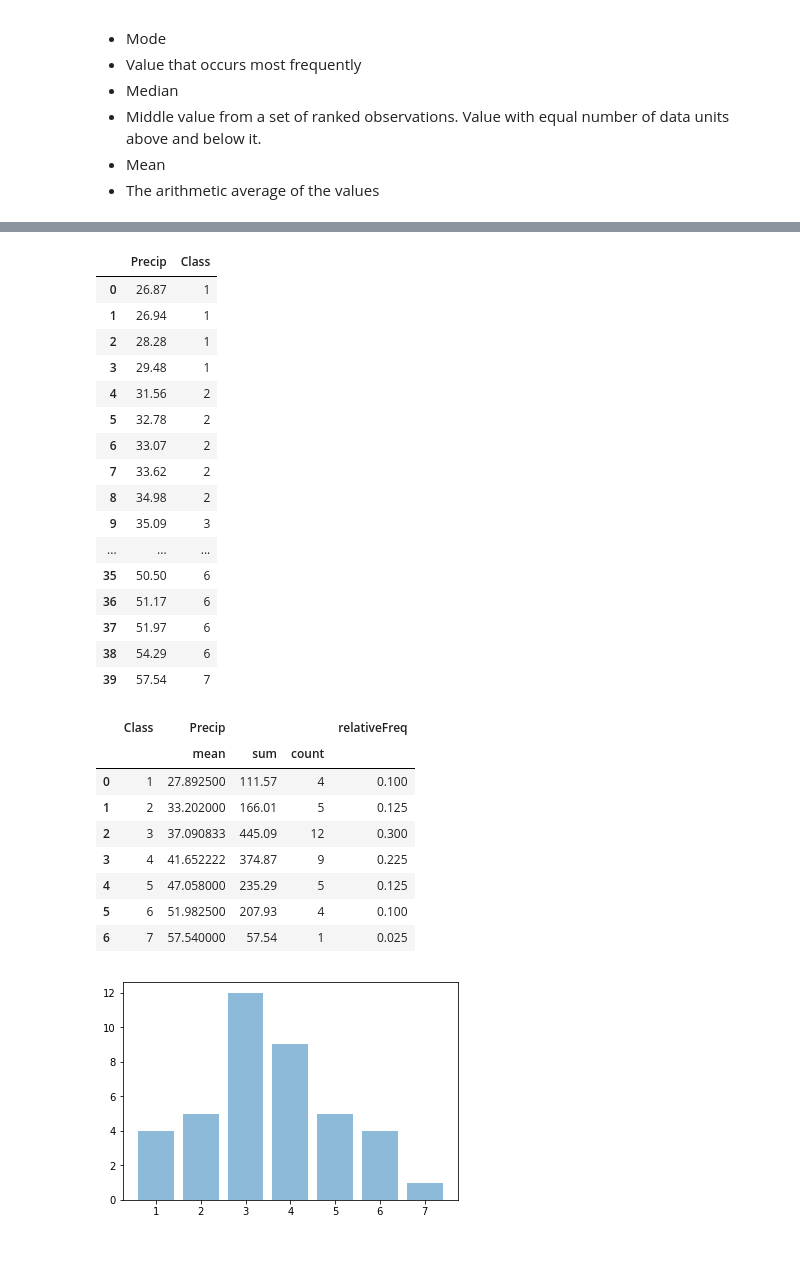
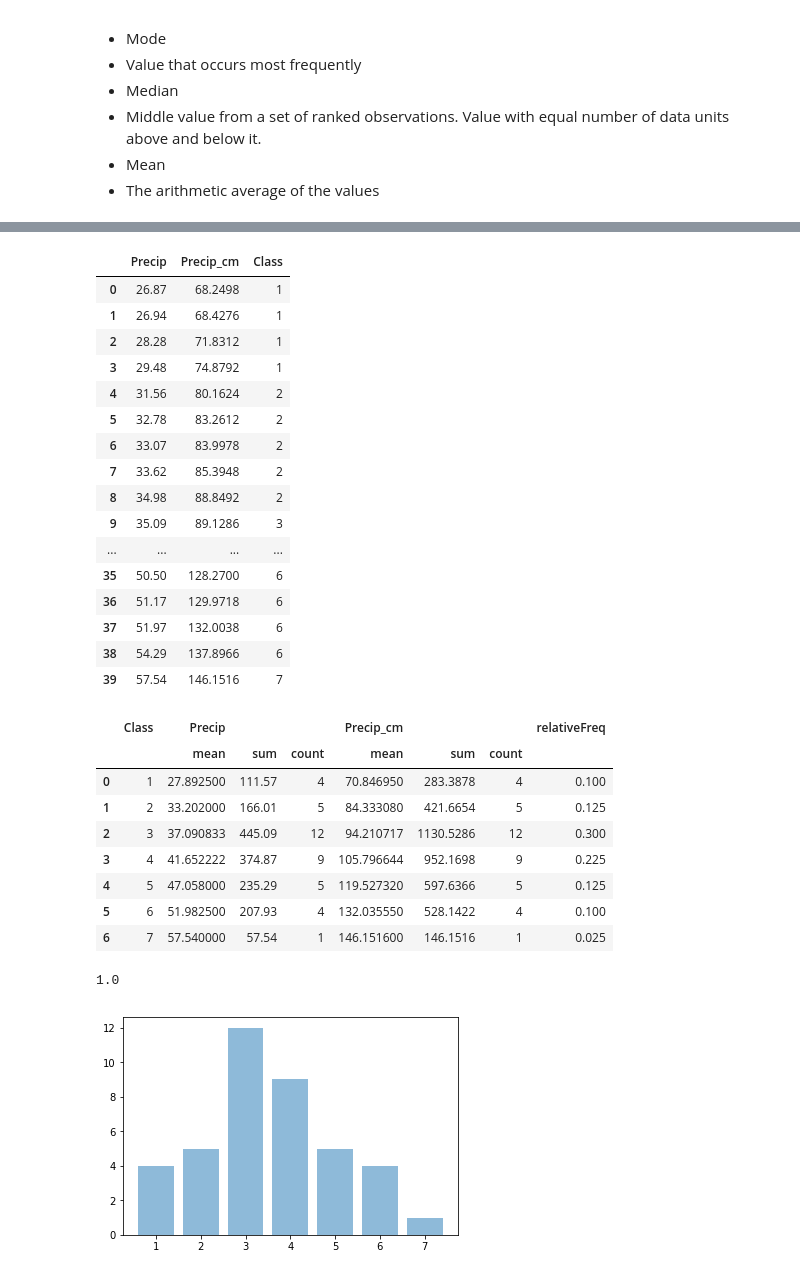
Before and after one commit to mapossum/qmsa, a Jupyter notebook: Week2/Chapter_3.ipynb, the cells around one changed output, grey strips where cells are left out. Cells and saved outputs as stored; diff of their text form; code cells hidden in the pictures.

```diff
--- a/Week2/Chapter_3.ipynb
+++ b/Week2/Chapter_3.ipynb
@@ -69,25 +71,26 @@ tb31
 # %%
 #Divide into bins using cut function
-tb31["Class"] = pd.cut(tb31["Precip"], bins=[25,30,35,40,45,50,55,60], labels=[1,2,3,4,5,6,7])
+tb31["Class"] = pd.cut(x=tb31["Precip"], bins=[25,30,35,40,45,50,55,60], labels=[1,2,3,4,5,6,7])
+#tb31["Class"] = pd.cut(x=tb31["Precip"], bins=3, labels=["low", "medium", "high"])
 tb31
 # %% [output]
-|  | Precip | Class |
-| 0 | 26.87 | 1 |
-| 1 | 26.94 | 1 |
-| 2 | 28.28 | 1 |
-| 3 | 29.48 | 1 |
-| 4 | 31.56 | 2 |
-| 5 | 32.78 | 2 |
-| 6 | 33.07 | 2 |
-| 7 | 33.62 | 2 |
-| 8 | 34.98 | 2 |
-| 9 | 35.09 | 3 |
-| ... | ... | ... |
-| 35 | 50.50 | 6 |
-| 36 | 51.17 | 6 |
-| 37 | 51.97 | 6 |
-| 38 | 54.29 | 6 |
-| 39 | 57.54 | 7 |
+|  | Precip | Precip_cm | Class |
+| 0 | 26.87 | 68.2498 | 1 |
+| 1 | 26.94 | 68.4276 | 1 |
+| 2 | 28.28 | 71.8312 | 1 |
+| 3 | 29.48 | 74.8792 | 1 |
+| 4 | 31.56 | 80.1624 | 2 |
+| 5 | 32.78 | 83.2612 | 2 |
+| 6 | 33.07 | 83.9978 | 2 |
+| 7 | 33.62 | 85.3948 | 2 |
+| 8 | 34.98 | 88.8492 | 2 |
+| 9 | 35.09 | 89.1286 | 3 |
+| ... | ... | ... | ... |
+| 35 | 50.50 | 128.2700 | 6 |
+| 36 | 51.17 | 129.9718 | 6 |
+| 37 | 51.97 | 132.0038 | 6 |
+| 38 | 54.29 | 137.8966 | 6 |
+| 39 | 57.54 | 146.1516 | 7 |
 # %%
 #get mean and count aggregates
 grouped = tb31.groupby(['Class']).agg(['mean', 'sum', 'count'])
@@ -95,15 +98,19 @@ grouped = grouped.reset_index()
 grouped['relativeFreq'] = grouped[grouped.columns[3]] / grouped[grouped.columns[3]].sum()
 grouped
 # %% [output]
-|  | Class | Precip |  |  | relativeFreq |
-|  |  | mean | sum | count |  |
-| 0 | 1 | 27.892500 | 111.57 | 4 | 0.100 |
-| 1 | 2 | 33.202000 | 166.01 | 5 | 0.125 |
-| 2 | 3 | 37.090833 | 445.09 | 12 | 0.300 |
-| 3 | 4 | 41.652222 | 374.87 | 9 | 0.225 |
-| 4 | 5 | 47.058000 | 235.29 | 5 | 0.125 |
-| 5 | 6 | 51.982500 | 207.93 | 4 | 0.100 |
-| 6 | 7 | 57.540000 | 57.54 | 1 | 0.025 |
+|  | Class | Precip |  |  | Precip_cm |  |  | relativeFreq |
+|  |  | mean | sum | count | mean | sum | count |  |
+| 0 | 1 | 27.892500 | 111.57 | 4 | 70.846950 | 283.3878 | 4 | 0.100 |
+| 1 | 2 | 33.202000 | 166.01 | 5 | 84.333080 | 421.6654 | 5 | 0.125 |
+| 2 | 3 | 37.090833 | 445.09 | 12 | 94.210717 | 1130.5286 | 12 | 0.300 |
+| 3 | 4 | 41.652222 | 374.87 | 9 | 105.796644 | 952.1698 | 9 | 0.225 |
+| 4 | 5 | 47.058000 | 235.29 | 5 | 119.527320 | 597.6366 | 5 | 0.125 |
+| 5 | 6 | 51.982500 | 207.93 | 4 | 132.035550 | 528.1422 | 4 | 0.100 |
+| 6 | 7 | 57.540000 | 57.54 | 1 | 146.151600 | 146.1516 | 1 | 0.025 |
+# %%
+grouped['relativeFreq'].sum()
+# %% [output]
+1.0
 # %%
 #Build Chart of class counts
 %matplotlib inline
```
Also changed, not shown: parts of 5 cells of this notebook, 1 other file.
